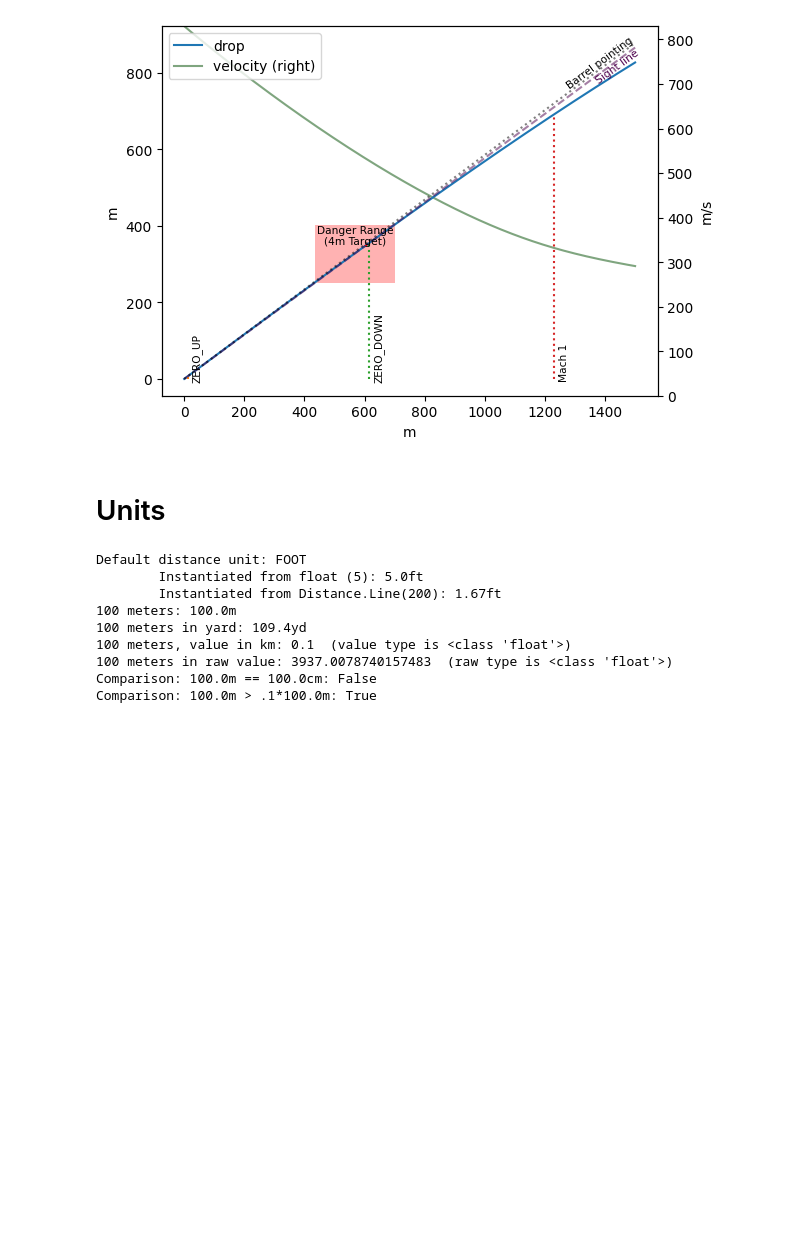
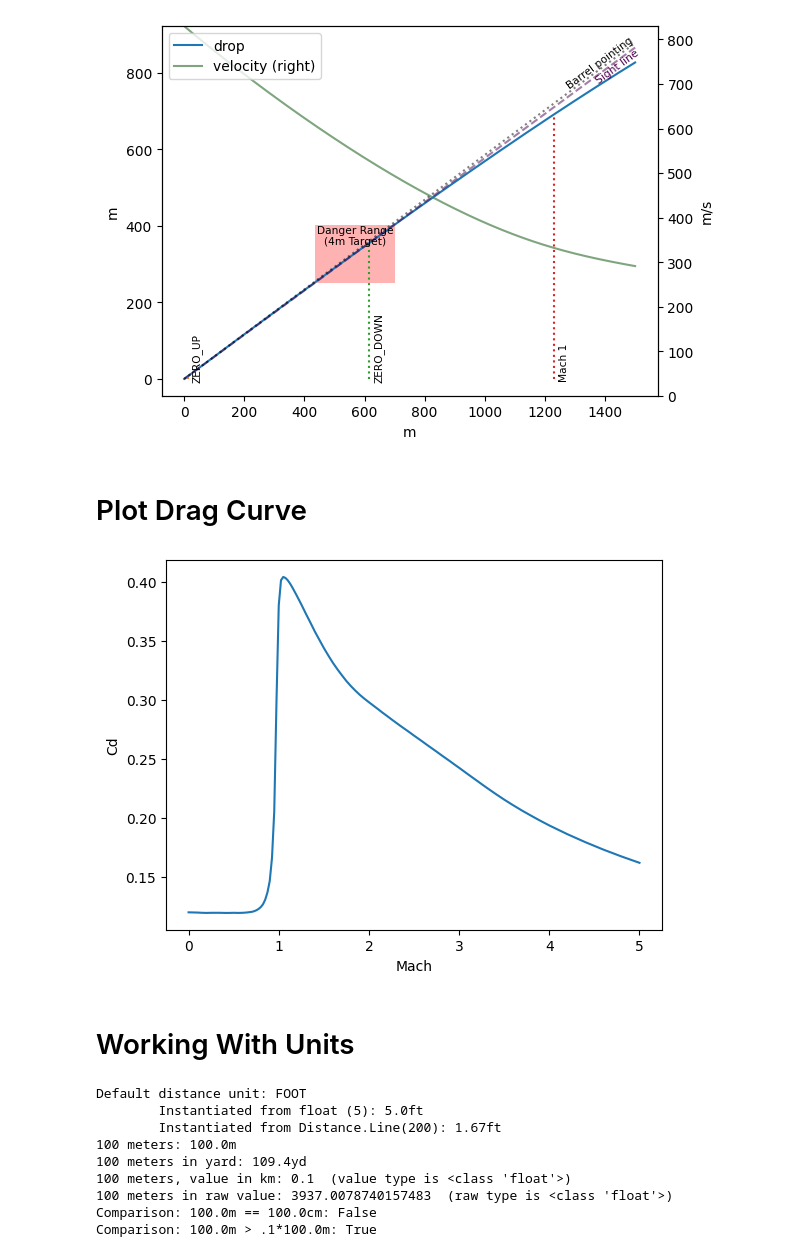
Before and after one commit to o-murphy/py-ballisticcalc, a Jupyter notebook: Example.ipynb, the cells around one changed output. Cells and saved outputs as stored; diff of their text form; code cells hidden in the pictures; blank space fills up the shorter version.

```diff
--- a/Example.ipynb
+++ b/Example.ipynb
@@ -200,8 +207,16 @@ To hit target at look-distance of 700.0m sighted at a 30.0° look-angle, barrel
 Current zero has barrel elevated 4.69mil so hold for new shot is 1.51mil
 Danger space at 700.0m for 4.0m tall target at 30.0° look-angle ranges from 502.0m to 811.3m
 [figure]
+# %% [markdown]
+# Plot Drag Curve
+# %%
+df = pandas.DataFrame(TableG7)
+ax = df.plot(x='Mach', y='CD', ylabel='Cd', legend=False)
+plt.show()
+# %% [output]
+[figure, added]
 # %% [markdown]
-# Units
+# Working With Units
 # %%
 Set.Units.distance = Unit.FOOT
 print(f'Default distance unit: {Set.Units.distance.name}')
```
Also changed, not shown: parts of 2 cells of this notebook, 4 other files.
